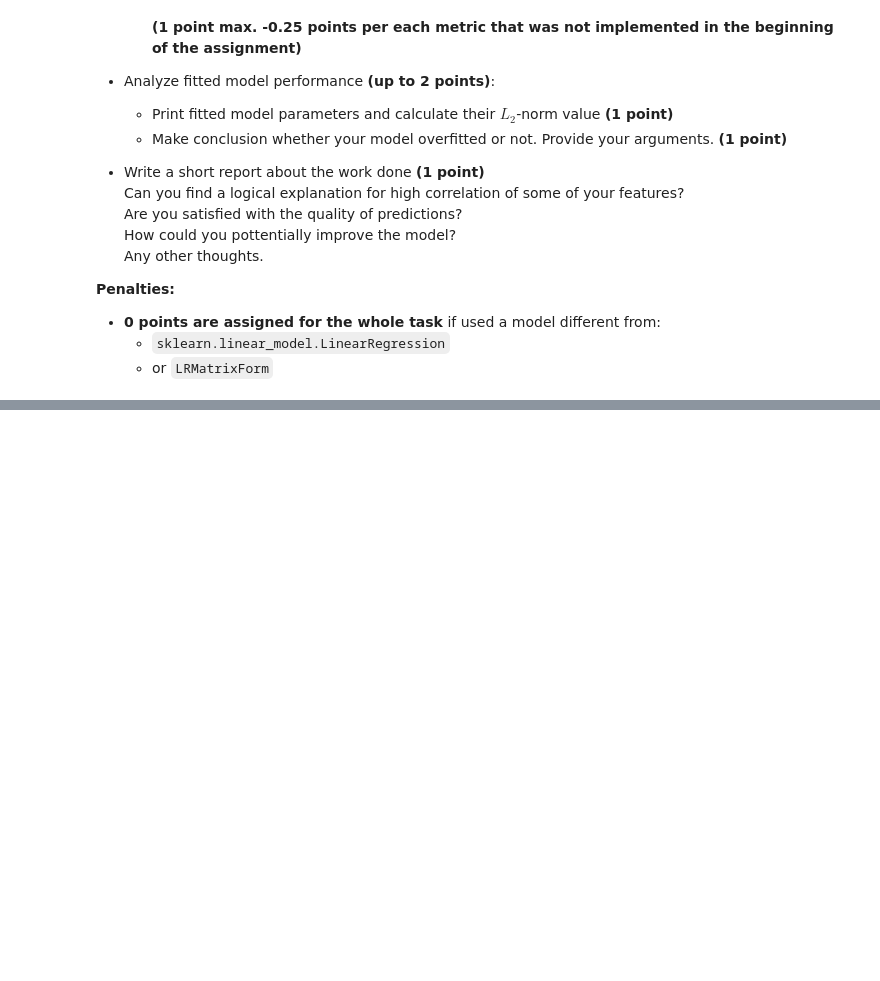
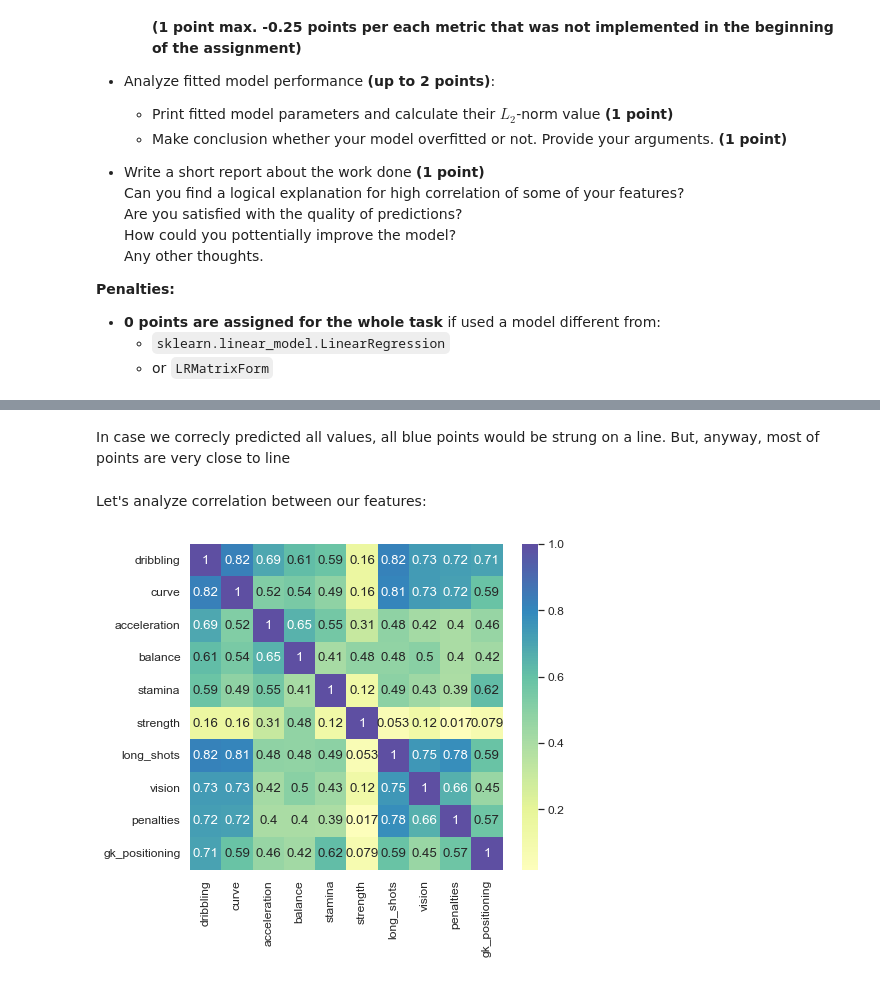
Before and after one commit to alaksiej-karalou/rsschool-ml-2022q1-public, a Jupyter notebook: 3/linear_regression.ipynb, the cells around one changed output, grey strips where cells are left out. Drawn from its saved outputs; the diff is of its cells as text; code cells hidden in the pictures; blank space fills up the shorter version.

```diff
--- a/3/linear_regression.ipynb
+++ b/3/linear_regression.ipynb
@@ -1601,0 +1711,4 @@ Steps you need to follow:
+# %%
+correlation_list['attr_value_0'] = correlation_list['attr_name_0'].apply(lambda x: correlated_values[x])
+correlation_list['attr_value_1'] = correlation_list['attr_name_1'].apply(lambda x: correlated_values[x])
+correlation_list
@@ -1601,0 +1808,9 @@ Steps you need to follow:
+# %% [markdown]
+In case we correcly predicted all values, all blue points would be strung on a line. But, anyway, most of points are very close to line
+# %% [markdown]
+Let's analyze correlation between our features:
+# %%
+feature_corr=x_train.corr().abs()
+sns.heatmap(feature_corr, center = 0, cmap = 'Spectral', annot = True);
+# %% [output]
+[figure, added]
```
Also changed, not shown: parts of 54 cells of this notebook, 1 other file.
